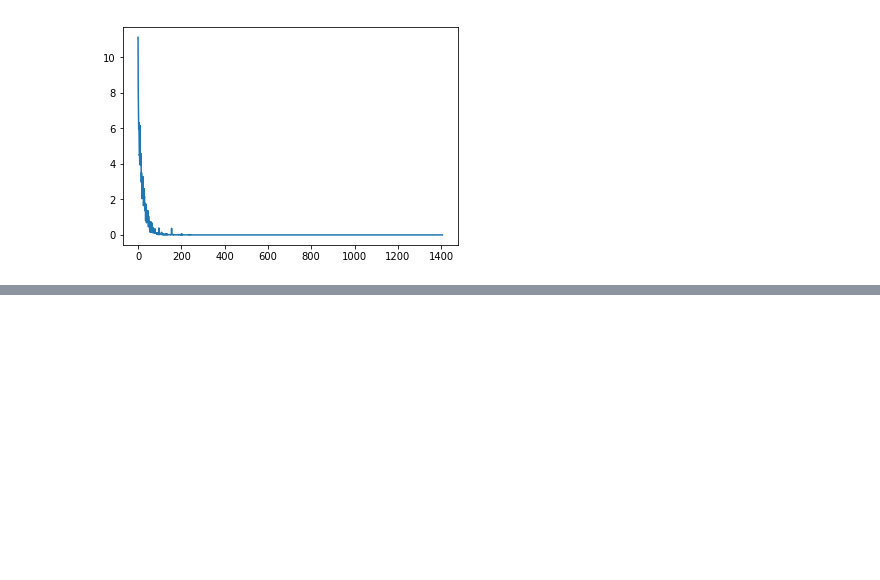
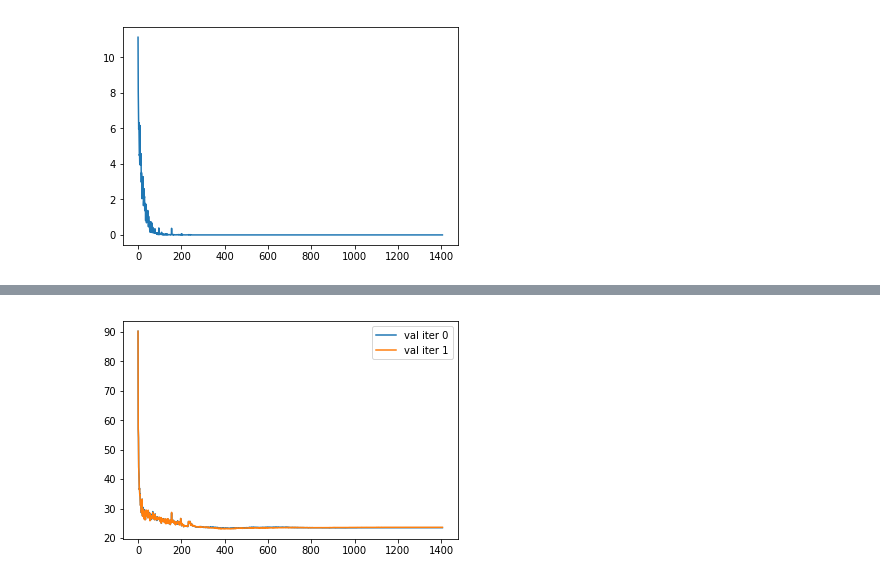
Before and after one commit to IFLED/confnn, a Jupyter notebook: experiments/notebooks/2_stage/cifar10-baseline-use-priors.ipynb, the cells around one changed output, grey strips where cells are left out. Drawn from its saved outputs; the diff is of its cells as text; code cells hidden in the pictures; blank space fills up the shorter version.

```diff
--- a/experiments/notebooks/2_stage/cifar10-baseline-use-priors.ipynb
+++ b/experiments/notebooks/2_stage/cifar10-baseline-use-priors.ipynb
@@ -239,0 +166,4 @@ pyplot.legend()
+# %%
+utils.plot_error_on_iterations(history, [None, None], [0, 1], only_val=True)
+# %% [output]
+[figure, added]
```
Also changed, not shown: parts of 18 cells of this notebook, 1 other file.
